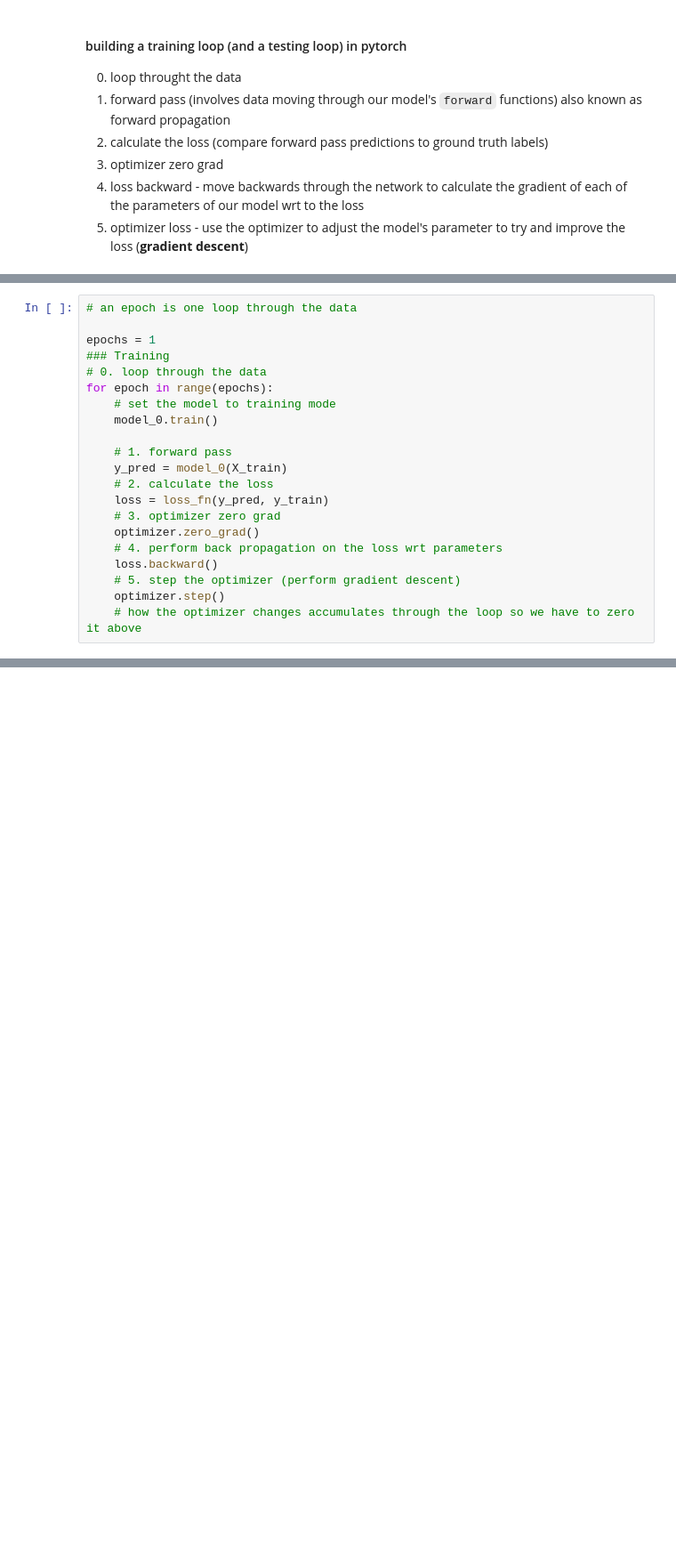
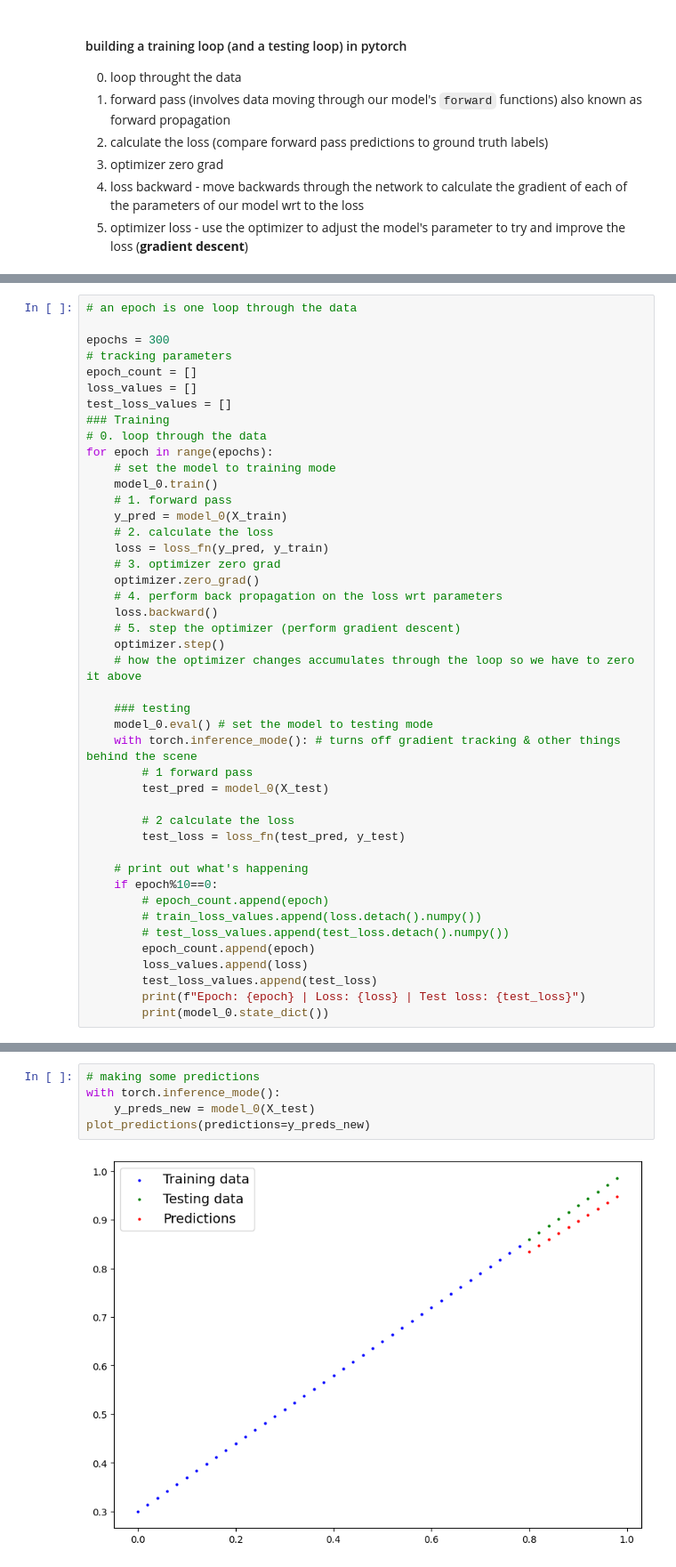
Before and after one commit to ucheokechukwu/courses, a Jupyter notebook: Pytorch_For_Deep_Learning/01_workflow_fundamentals.ipynb, the cells around one changed output, grey strips where cells are left out. Shown at 89% size. Drawn from its saved outputs; the diff is of its cells as text; blank space fills up the shorter version.

```diff
--- a/Pytorch_For_Deep_Learning/01_workflow_fundamentals.ipynb
+++ b/Pytorch_For_Deep_Learning/01_workflow_fundamentals.ipynb
@@ -222,13 +232,16 @@ optimizer = torch.optim.SGD(params=model_0.parameters(),
 # %%
 # an epoch is one loop through the data
 
-epochs = 1
+epochs = 300
+# tracking parameters
+epoch_count = []
+loss_values = []
+test_loss_values = []
 ### Training
 # 0. loop through the data
 for epoch in range(epochs):
     # set the model to training mode
     model_0.train()
-
     # 1. forward pass
     y_pred = model_0(X_train)
     # 2. calculate the loss
@@ -240,3 +253,23 @@ for epoch in range(epochs):
     # 5. step the optimizer (perform gradient descent)
     optimizer.step()
     # how the optimizer changes accumulates through the loop so we have to zero it above
+
+    ### testing
+    model_0.eval() # set the model to testing mode
+    with torch.inference_mode(): # turns off gradient tracking & other things behind the scene
+        # 1 forward pass
+        test_pred = model_0(X_test)
+
+        # 2 calculate the loss
+        test_loss = loss_fn(test_pred, y_test)
+
+    # print out what's happening
+    if epoch%10==0:
+        # epoch_count.append(epoch)
+        # train_loss_values.append(loss.detach().numpy())
+        # test_loss_values.append(test_loss.detach().numpy())
+        epoch_count.append(epoch)
+        loss_values.append(loss)
+        test_loss_values.append(test_loss)
+        print(f"Epoch: {epoch} | Loss: {loss} | Test loss: {test_loss}")
+        print(model_0.state_dict())
@@ -242,0 +302,7 @@ for epoch in range(epochs):
+# %%
+# making some predictions
+with torch.inference_mode():
+    y_preds_new = model_0(X_test)
+plot_predictions(predictions=y_preds_new)
+# %% [output]
+[figure, added]
```
Also changed, not shown: parts of 31 cells of this notebook.
